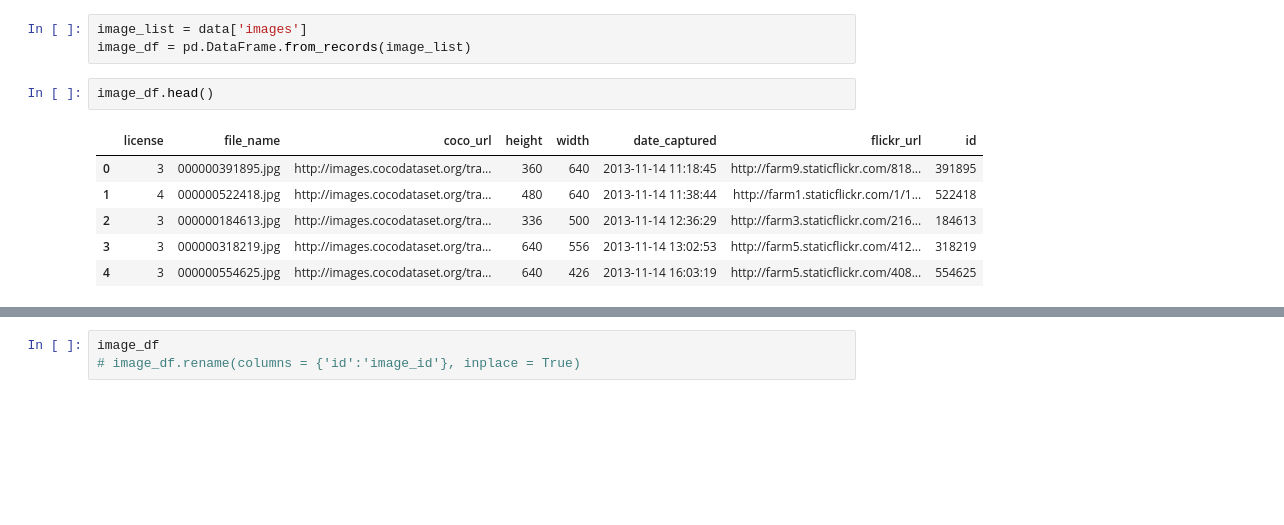
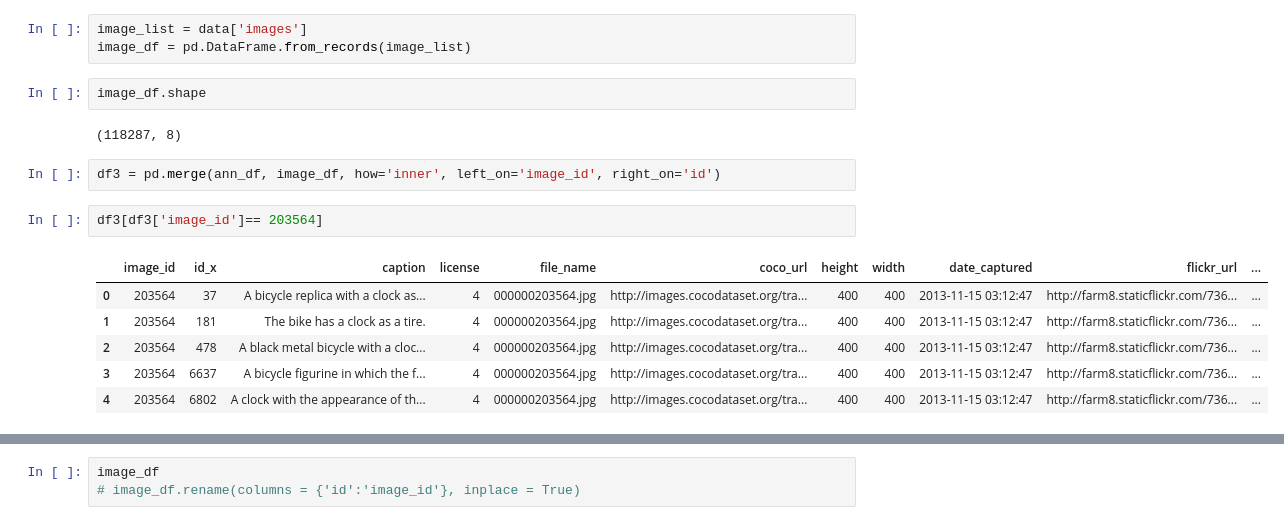
Before and after one commit to shreyshrey/ML, a Jupyter notebook: OCOMP5203M_A1.ipynb, the cells around one changed output, grey strips where cells are left out. Cells and saved outputs as stored; diff of their text form; blank space fills up the shorter version.

```diff
--- a/OCOMP5203M_A1.ipynb
+++ b/OCOMP5203M_A1.ipynb
@@ -222,11 +222,17 @@ ann_df[ann_df['image_id']== 203564]
 image_list = data['images']
 image_df = pd.DataFrame.from_records(image_list)
 # %%
-image_df.head()
+image_df.shape
 # %% [output]
-|  | license | file_name | coco_url | height | width | date_captured | flickr_url | id |
-| 0 | 3 | 000000391895.jpg | http://images.cocodataset.org/tra... | 360 | 640 | 2013-11-14 11:18:45 | http://farm9.staticflickr.com/818... | 391895 |
-| 1 | 4 | 000000522418.jpg | http://images.cocodataset.org/tra... | 480 | 640 | 2013-11-14 11:38:44 | http://farm1.staticflickr.com/1/1... | 522418 |
-| 2 | 3 | 000000184613.jpg | http://images.cocodataset.org/tra... | 336 | 500 | 2013-11-14 12:36:29 | http://farm3.staticflickr.com/216... | 184613 |
-| 3 | 3 | 000000318219.jpg | http://images.cocodataset.org/tra... | 640 | 556 | 2013-11-14 13:02:53 | http://farm5.staticflickr.com/412... | 318219 |
-| 4 | 3 | 000000554625.jpg | http://images.cocodataset.org/tra... | 640 | 426 | 2013-11-14 16:03:19 | http://farm5.staticflickr.com/408... | 554625 |
+(118287, 8)
+# %%
+df3 = pd.merge(ann_df, image_df, how='inner', left_on='image_id', right_on='id')
+# %%
+df3[df3['image_id']== 203564]
+# %% [output]
+|  | image_id | id_x | caption | license | file_name | coco_url | height | width | date_captured | flickr_url | ... |
+| 0 | 203564 | 37 | A bicycle replica with a clock as... | 4 | 000000203564.jpg | http://images.cocodataset.org/tra... | 400 | 400 | 2013-11-15 03:12:47 | http://farm8.staticflickr.com/736... | ... |
+| 1 | 203564 | 181 | The bike has a clock as a tire. | 4 | 000000203564.jpg | http://images.cocodataset.org/tra... | 400 | 400 | 2013-11-15 03:12:47 | http://farm8.staticflickr.com/736... | ... |
+| 2 | 203564 | 478 | A black metal bicycle with a cloc... | 4 | 000000203564.jpg | http://images.cocodataset.org/tra... | 400 | 400 | 2013-11-15 03:12:47 | http://farm8.staticflickr.com/736... | ... |
+| 3 | 203564 | 6637 | A bicycle figurine in which the f... | 4 | 000000203564.jpg | http://images.cocodataset.org/tra... | 400 | 400 | 2013-11-15 03:12:47 | http://farm8.staticflickr.com/736... | ... |
+| 4 | 203564 | 6802 | A clock with the appearance of th... | 4 | 000000203564.jpg | http://images.cocodataset.org/tra... | 400 | 400 | 2013-11-15 03:12:47 | http://farm8.staticflickr.com/736... | ... |
```
Also changed, not shown: parts of 2 cells of this notebook.
